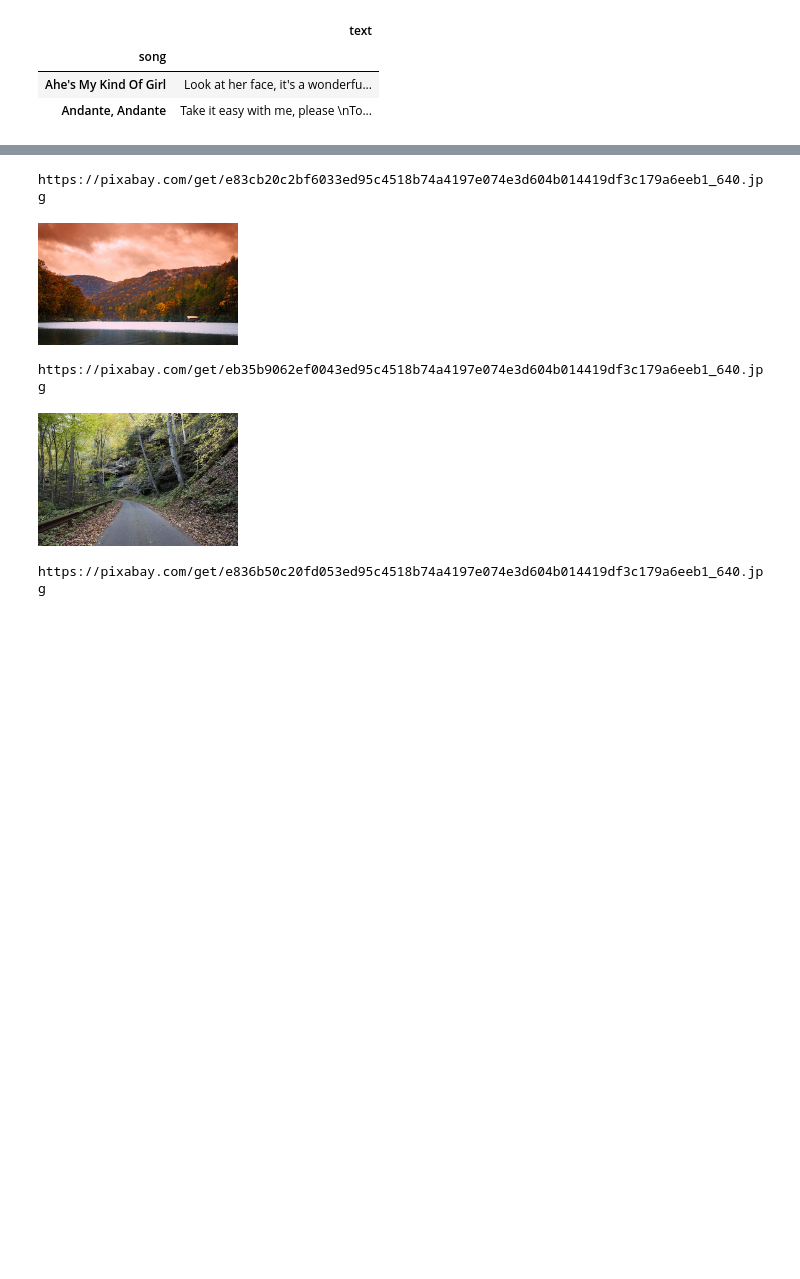
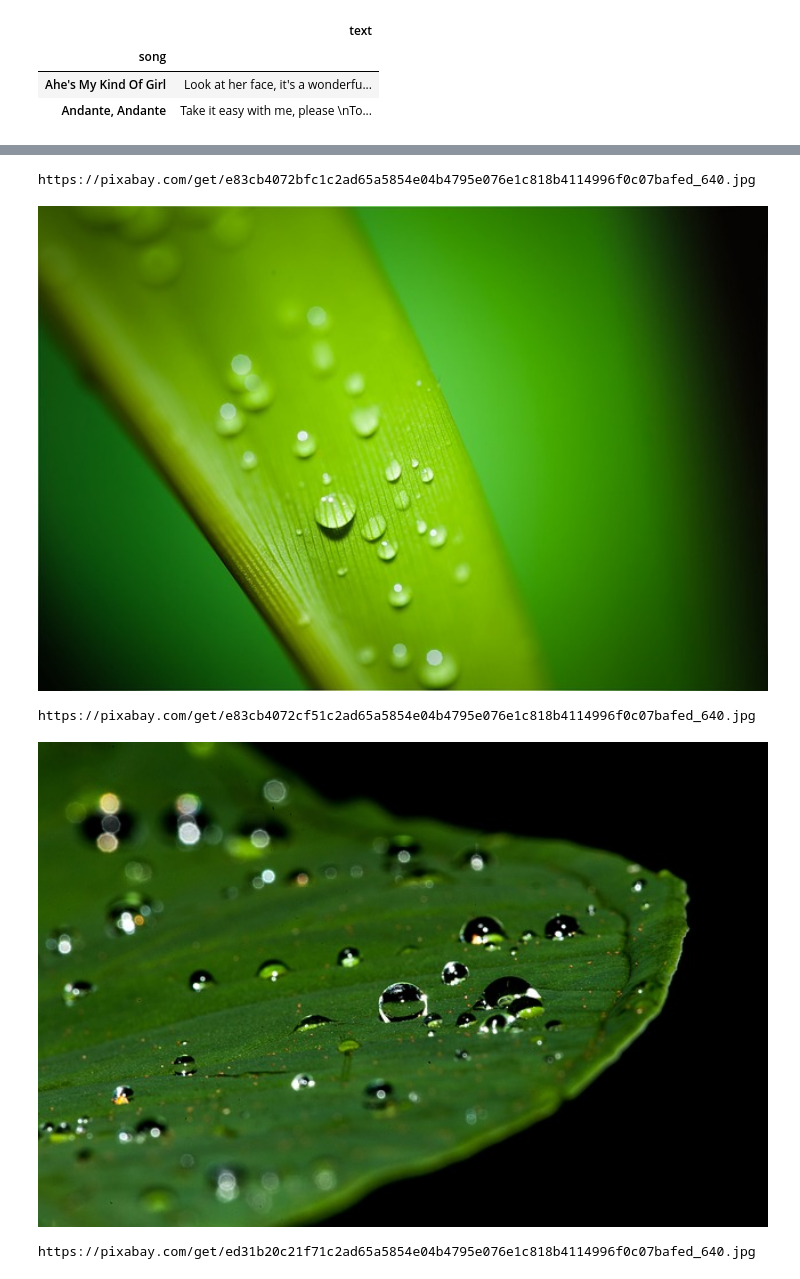
Before and after one commit to michael1albq/DataStories, a Jupyter notebook: Segmentation and Extraction.ipynb, the cells around one changed output, grey strips where cells are left out. Saved outputs shown, nothing was run; the diff lists cells and outputs as text; code cells hidden in the pictures; blank space fills up the shorter version.

```diff
--- a/Segmentation and Extraction.ipynb
+++ b/Segmentation and Extraction.ipynb
@@ -52,22 +72,22 @@ print_song_keywords("Country Roads")
 # %%
 import requests
 from IPython.display import Image, display
 
 def getImgUrls(keywords):
     urls=[]
     r = requests.get('https://pixabay.com/api/?key=6713313-c85a6d8e3f6fe1a13b85f7d78&q='+"+".join(keywords)+'&image_type=photo&page=1&per_page=3')
     for img in r.json()['hits']:
         urls.append(img['webformatURL'])
     return urls
 
-keywords=['west virginia']
+keywords=['tears']
 urls=getImgUrls(keywords)
 for url in urls:
     print(url)
-    display(Image(url,width=200,embed=True))
+    display(Image(url,height=400,width=1000,embed=True))
 # %% [output]
-https://pixabay.com/get/e83cb20c2bf6033ed95c4518b74a4197e074e3d604b014419df3c179a6eeb1_640.jpg
+https://pixabay.com/get/e83cb4072bfc1c2ad65a5854e04b4795e076e1c818b4114996f0c07bafed_640.jpg
-[figure, old version]
+[figure, new version]
-https://pixabay.com/get/eb35b9062ef0043ed95c4518b74a4197e074e3d604b014419df3c179a6eeb1_640.jpg
+https://pixabay.com/get/e83cb4072cf51c2ad65a5854e04b4795e076e1c818b4114996f0c07bafed_640.jpg
-[figure, old version]
+[figure, new version]
-https://pixabay.com/get/e836b50c20fd053ed95c4518b74a4197e074e3d604b014419df3c179a6eeb1_640.jpg
+https://pixabay.com/get/ed31b20c21f71c2ad65a5854e04b4795e076e1c818b4114996f0c07bafed_640.jpg
```
Also changed, not shown: parts of 2 cells of this notebook.
